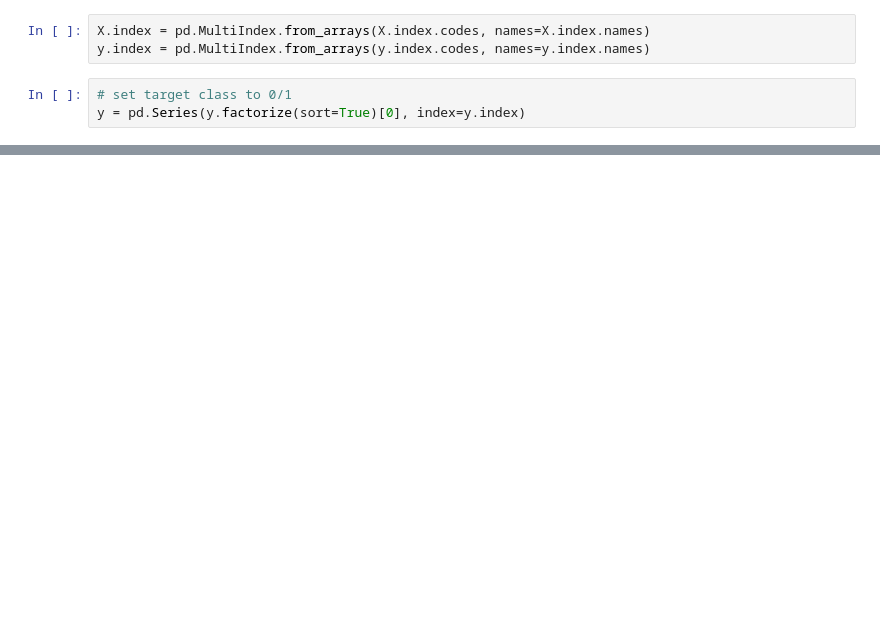
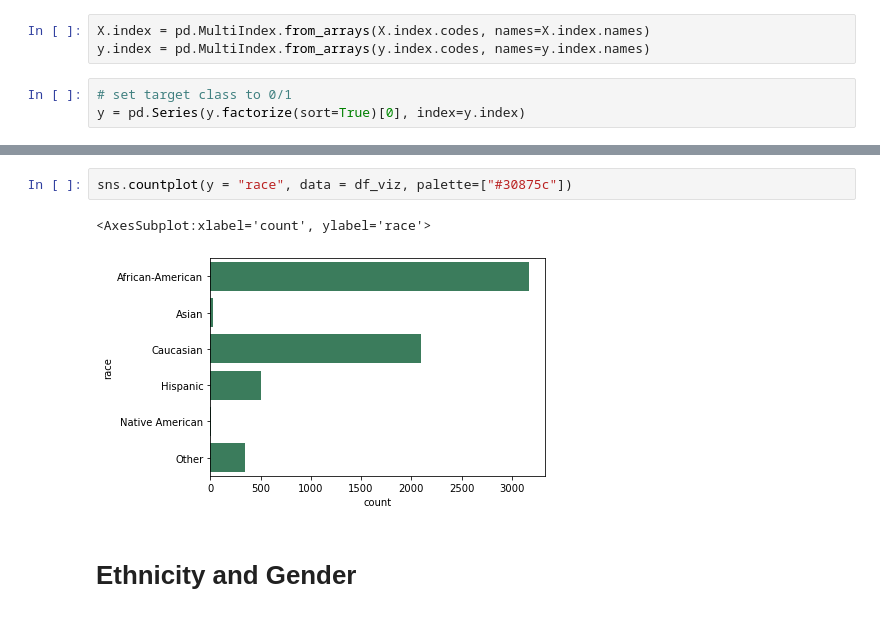
Before and after one commit to enesmith/womenatthetable, a Jupyter notebook: Kim_Sprint1.ipynb, the cells around one changed output, grey strips where cells are left out. Saved outputs shown, nothing was run; the diff lists cells and outputs as text; blank space fills up the shorter version.

```diff
--- a/Kim_Sprint1.ipynb
+++ b/Kim_Sprint1.ipynb
@@ -214,0 +218,7 @@ sns.countplot(x='credit score', data=df_viz, palette=workshop_palette)
+# %%
+sns.countplot(y = "race", data = df_viz, palette=["#30875c"])
+# %% [output]
+<AxesSubplot:xlabel='count', ylabel='race'>
+[figure, added]
+# %% [markdown]
+# Ethnicity and Gender
```
Also changed, not shown: parts of 26 cells of this notebook.
